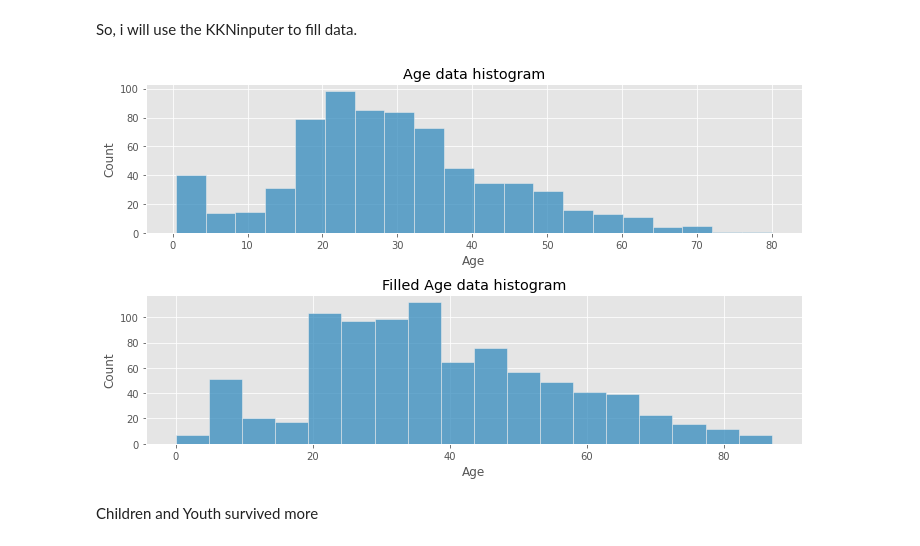
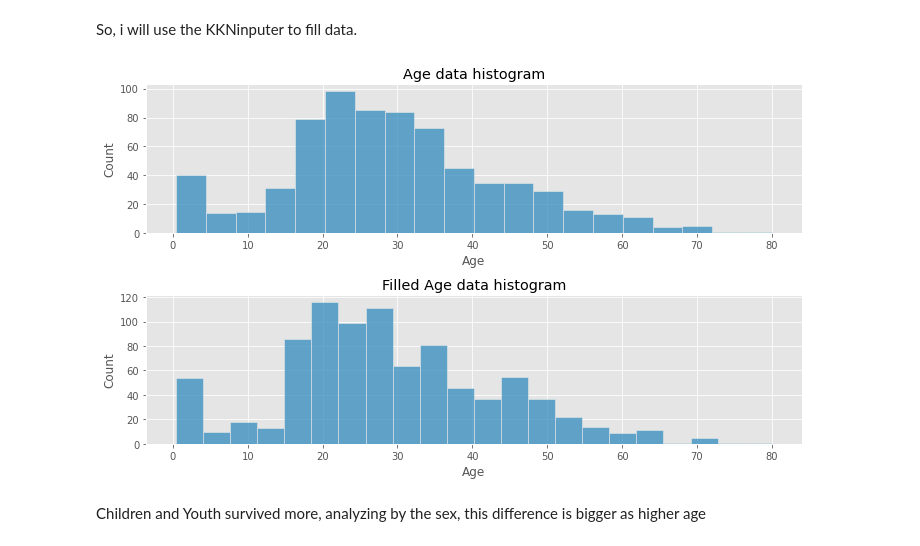
Before and after one commit to Schots/mlops_project, a Jupyter notebook: notebooks/00-maike-eda.ipynb, the cells around one changed output. Drawn from its saved outputs; the diff is of its cells as text; code cells hidden in the pictures.

```diff
--- a/notebooks/00-maike-eda.ipynb
+++ b/notebooks/00-maike-eda.ipynb
@@ -255,28 +257,31 @@ So, i will use the KKNinputer to fill data.
 # %%
 
 _, ax = plt.subplots(2,1)
 
 # Save the old value of Age data
 old_data =  df['Age']
 
 # Encode string as numeric values
 enc = OrdinalEncoder()
-df[['Pclass','Sex','Age','FareBand','Embarked']] = enc.fit_transform(df[['Pclass','Sex','Age','FareBand','Embarked']])
+df[['Sex','Embarked']] = enc.fit_transform(df[['Sex','Embarked']])
 
 # Input data based on KNN
 imputer = KNNImputer(n_neighbors=2)
 df[['Pclass','Sex','Age','FareBand','Embarked']]= imputer.fit_transform(df[['Pclass','Sex','Age','FareBand','Embarked']])
+
+# Restore data labels
+df[['Sex','Embarked']] = enc.inverse_transform(df[['Sex', 'Embarked']])
 
 g0 = sns.histplot(old_data, ax=ax[0])
 _ = g0.set_title('Age data histogram')
 
 g1 = sns.histplot(df['Age'], ax=ax[1])
 _ = g1.set_title('Filled Age data histogram')
 
 plt.tight_layout()
 # %% [output]
-[figure, old version]
+[figure, new version]
 # %% [markdown]
-Children and Youth survived more
+Children and Youth survived more, analyzing by the sex, this difference is bigger as higher age
 # %%
 
```
Also changed, not shown: parts of 4 cells of this notebook.
